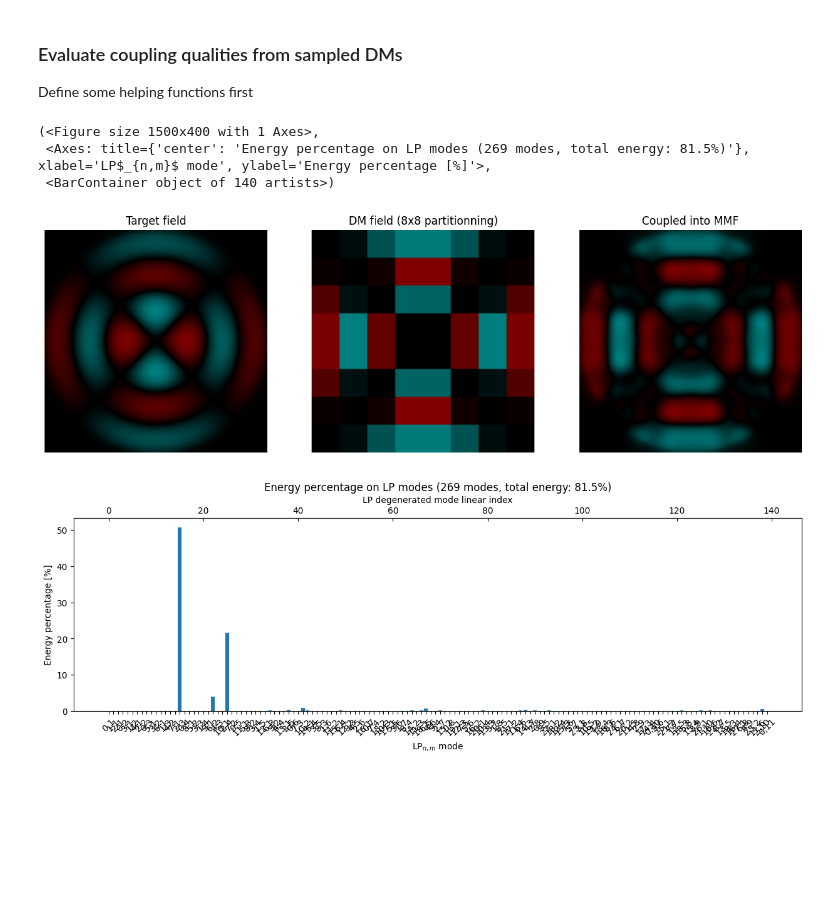
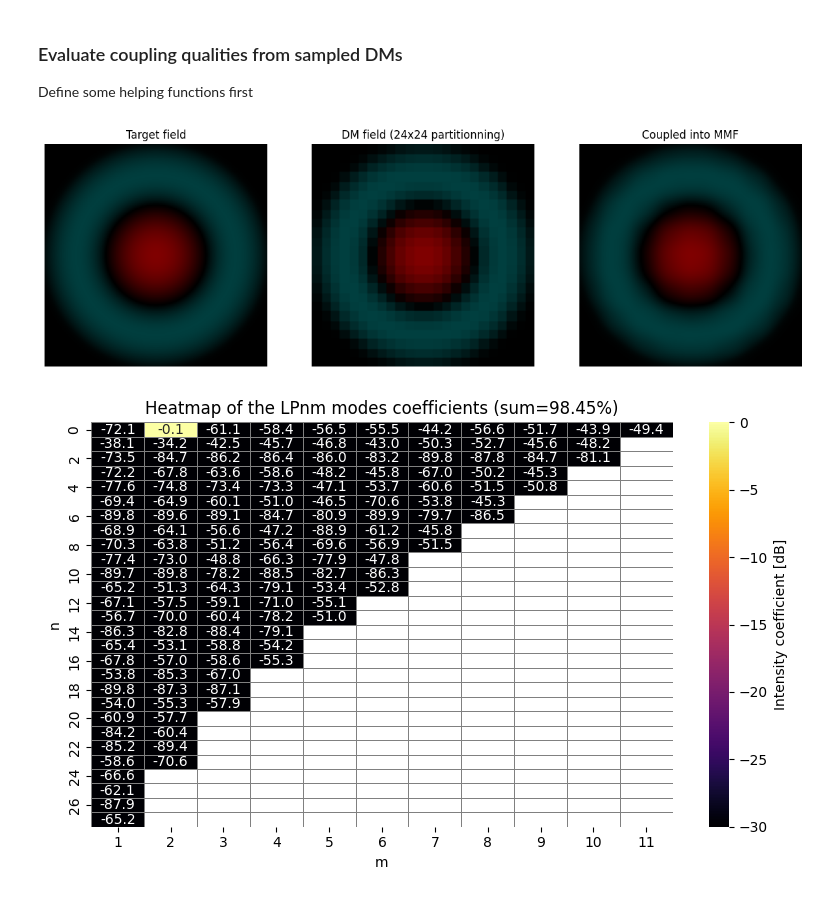
Before and after one commit to jysru/MMF_LP_modes, a Jupyter notebook: modes_optim/diagonal_fiber_best_values.ipynb, the cells around one changed output. Cells and saved outputs as stored; diff of their text form; code cells hidden in the pictures; blank space fills up the shorter version.

```diff
--- a/modes_optim/diagonal_fiber_best_values.ipynb
+++ b/modes_optim/diagonal_fiber_best_values.ipynb
@@ -108,36 +117,33 @@ def convert_field_to_dm(field: np.array, n: int):
 # %%
 from waveoptics.plots.plots import complex_imshow, complex_to_hsv
 from scipy.ndimage import gaussian_filter
 
-mode_number = 15
-orientation = 0
-dm_n = 8
+mode_number = 3
+orientation = 1
+dm_n = 24
 target_field = np.complex64(fiber._modes[:, :, orientation, mode_number])
 new_field = convert_field_to_dm(target_field, n=dm_n)
 coupled_in = StepIndexFiberDegenCoupler(new_field, grid, fiber, N_modes=fiber._N_modes_degen)
 
 
 plt.figure(figsize=(15, 5))
 
 plt.subplot(1, 3, 1)
 plt.imshow(complex_to_hsv(target_field))
 plt.axis('off')
 plt.title('Target field')
 
 plt.subplot(1, 3, 2)
 plt.imshow(complex_to_hsv(new_field))
 plt.axis('off')
 plt.title(f'DM field ({dm_n}x{dm_n} partitionning)')
 
 plt.subplot(1, 3, 3)
 plt.imshow(complex_to_hsv(coupled_in.field))
 plt.title(f'Coupled into MMF')
 plt.axis('off')
 
-coupled_in.plot_coefficients(orients=False)
+coupled_in.show_coefficients(as_heatmap=True)
 # %% [output]
-(<Figure size 1500x400 with 1 Axes>,
- <Axes: title={'center': 'Energy percentage on LP modes (269 modes, total energy: 81.5%)'}, xlabel='LP$_{n,m}$ mode', ylabel='Energy percentage [%]'>,
- <BarContainer object of 140 artists>)
-[figure, old version]
+[figure, new version]
-[figure, old version]
+[figure, new version]
```
Also changed, not shown: parts of 1 cell of this notebook.
